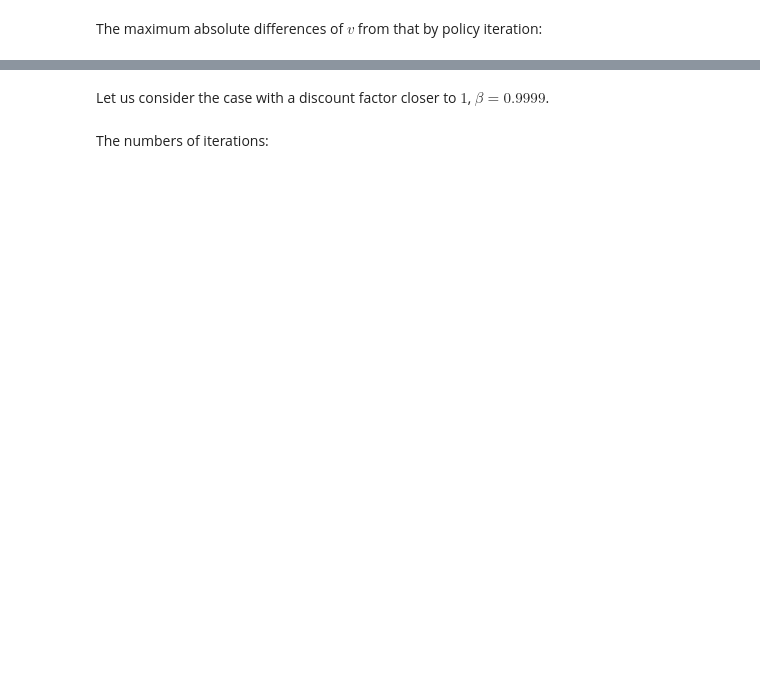
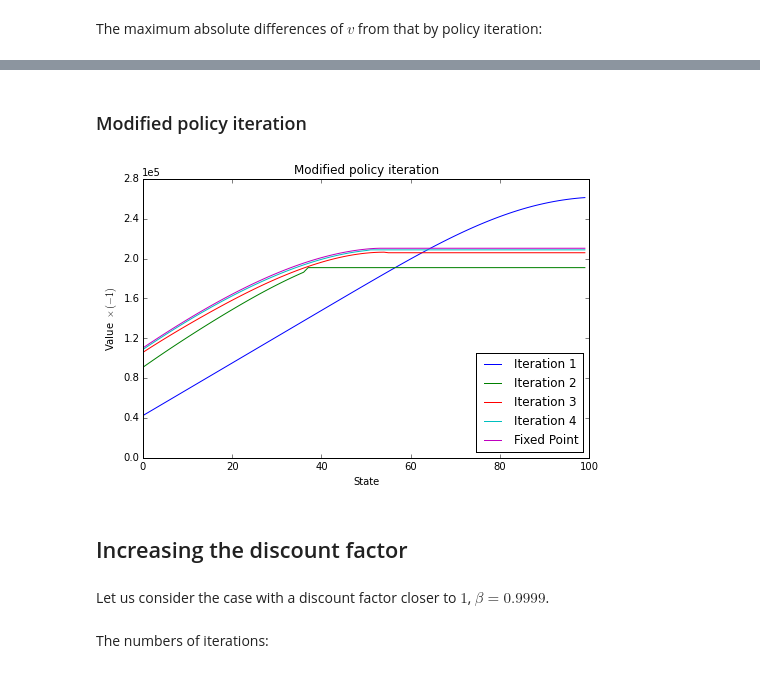
Before and after one commit to oyamad/mdp, a Jupyter notebook: mdp_ex_rust96.ipynb, the cells around one changed output, grey strips where cells are left out. Cells and saved outputs as stored; diff of their text form; code cells hidden in the pictures; blank space fills up the shorter version.

```diff
--- a/mdp_ex_rust96.ipynb
+++ b/mdp_ex_rust96.ipynb
@@ -289,3 +393,39 @@ modified policy iteration
+# %% [markdown]
+### Modified policy iteration
+# %%
+label = 'Modified policy iteration'
+iters = [1, 2, 3, 4]
+v = np.zeros(mdp.num_states)
+k = 20 #- 1
+
+fig, ax = plt.subplots(figsize=(8,5))
+for i in range(iters[-1]):
+    # Policy improvement
+    sigma = mdp.compute_greedy(v)
+    u = mdp.bellman_operator(v)
+    if i == results[label].num_iter-1:
+        diff = u - v
+        break
+    # Partial policy evaluation with k=20 iterations
+    for j in range(k):
+        u = mdp.T_sigma(sigma)(u)
+    v = u
+    if i+1 in iters:
+        ax.plot(-v, label='Iteration {0}'.format(i+1))
+ax.plot(-results['Policy iteration'].v, label='Fixed Point')
+
+ax.ticklabel_format(style='sci', axis='y', scilimits=(0,0))
+ax.set_ylim(0, 2.8e5)
+ax.set_yticks([0.4e5 * i for i in range(8)])
+ax.set_title(label)
+ax.set_xlabel('State')
+ax.set_ylabel(r'Value $\times\ (-1)$')
+plt.legend(loc=4)
+plt.show()
+# %% [output]
+[figure, added]
+# %% [markdown]
+## Increasing the discount factor
 # %% [markdown]
 Let us consider the case with a discount factor closer to $1$, $\beta = 0.9999$.
 # %%
```
Also changed, not shown: parts of 93 cells of this notebook, 6 other files.
